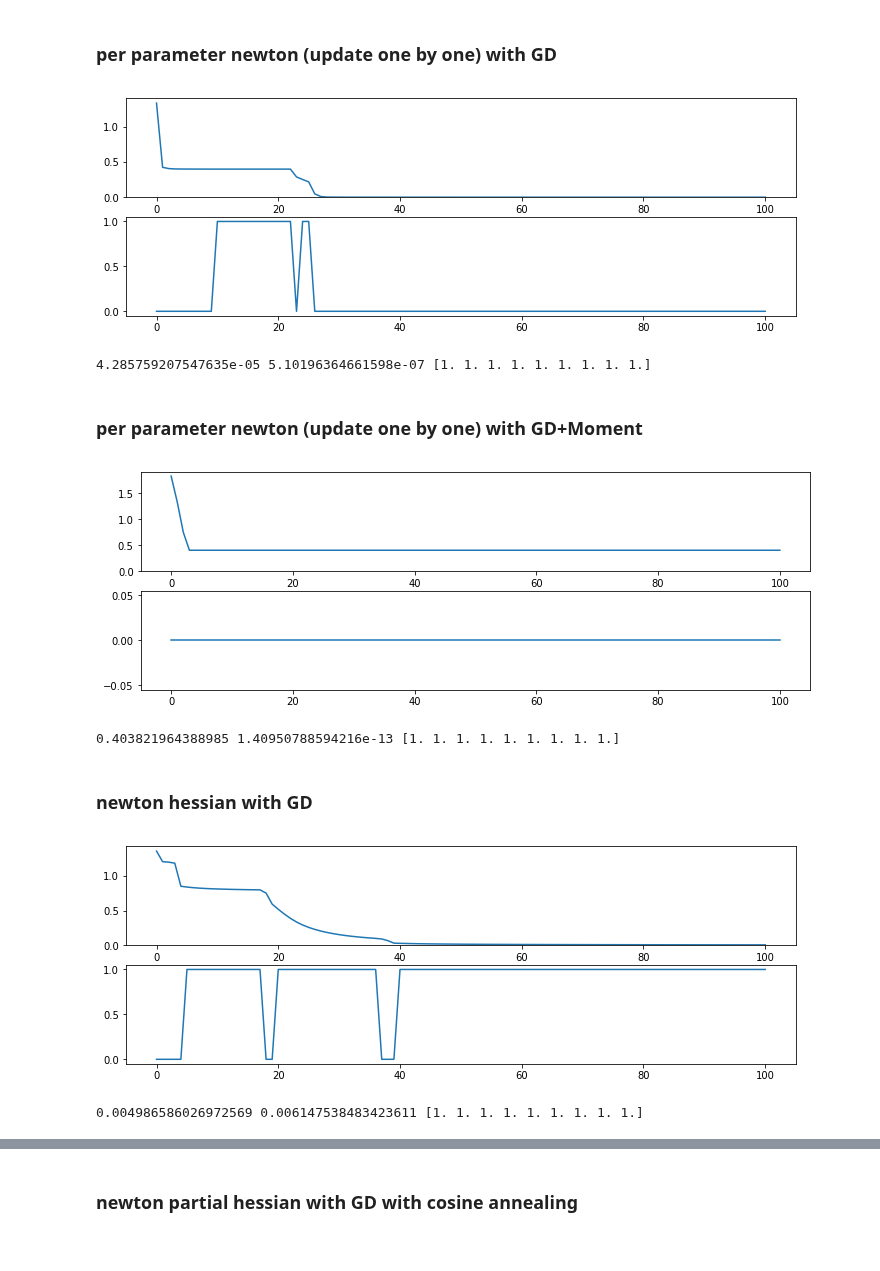
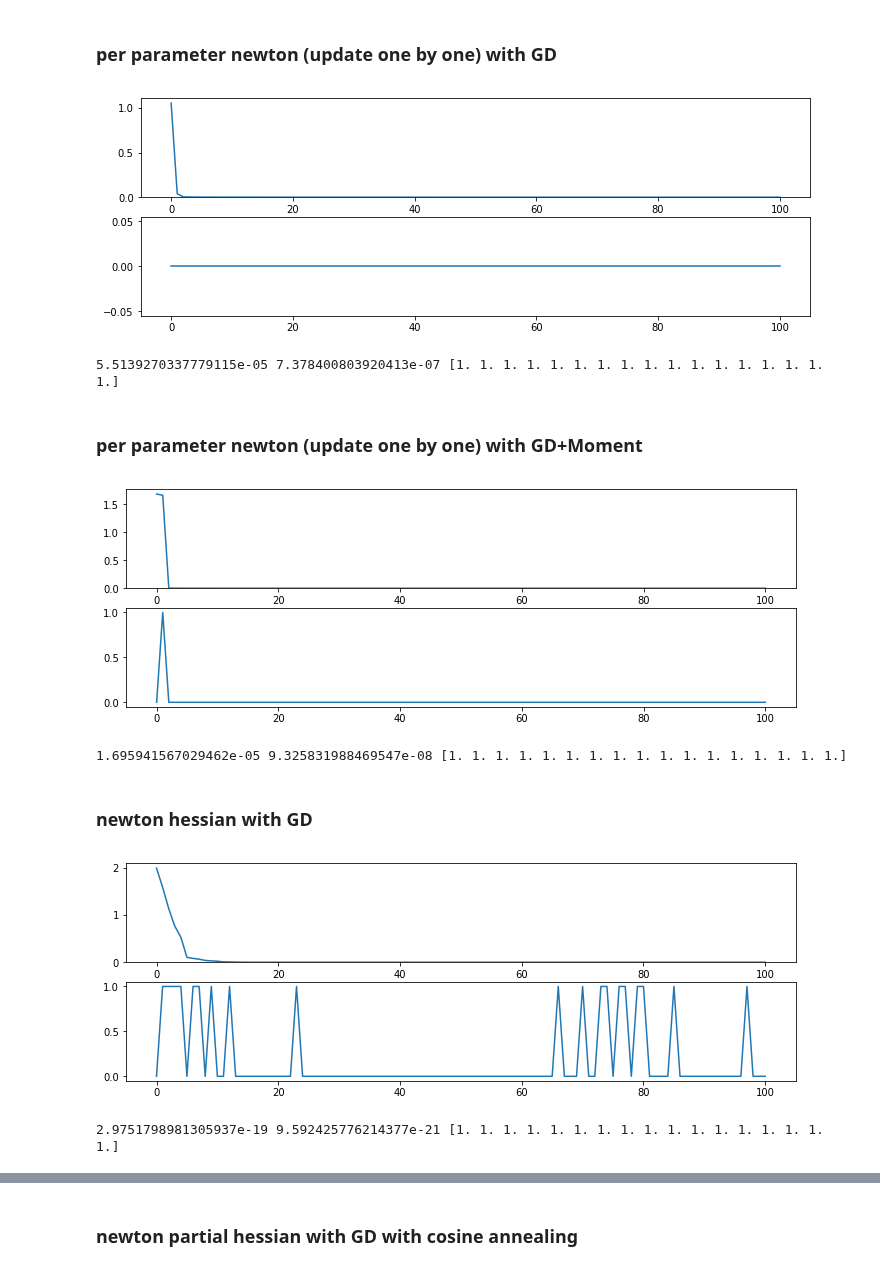
Before and after one commit to mammalwong/ml-study, a Jupyter notebook: newton-optimizer.ipynb, the cells around one changed output, grey strips where cells are left out. Saved outputs shown, nothing was run; the diff lists cells and outputs as text; code cells hidden in the pictures.

```diff
--- a/newton-optimizer.ipynb
+++ b/newton-optimizer.ipynb
@@ -4,7 +4,7 @@ import matplotlib.pyplot as plt
 from sympy import *
 init_printing()
 # %%
-x = [Symbol(f'x_{{{i}}}', real=True) for i in range(8)]
+x = [Symbol(f'x_{{{i}}}', real=True) for i in range(16)]
 theta = [Symbol(f'\\theta_{{{i}}}', real=True) for i in range(len(x))]
 b = Symbol(f'b', real=True)
 Theta = theta + [b]
@@ -191,8 +208,8 @@ plt.plot(cost_lowests)
 plt.show()
 print(cost_new, sum(grad(*para)**2 for grad in grads), np.sign([curv(*para) for curv in curvs]))
 # %% [output]
-[figure, old version]
+[figure, new version]
-4.285759207547635e-05 5.10196364661598e-07 [1. 1. 1. 1. 1. 1. 1. 1. 1.]
+5.5139270337779115e-05 7.378400803920413e-07 [1. 1. 1. 1. 1. 1. 1. 1. 1. 1. 1. 1. 1. 1. 1. 1. 1.]
 # %% [markdown]
 ### per parameter newton (update one by one) with GD+Moment
 # %%
@@ -225,40 +242,41 @@ plt.plot(cost_lowests)
 plt.show()
 print(cost_new, sum(grad(*para)**2 for grad in grads), np.sign([curv(*para) for curv in curvs]))
 # %% [output]
-[figure, old version]
+[figure, new version]
-0.403821964388985 1.40950788594216e-13 [1. 1. 1. 1. 1. 1. 1. 1. 1.]
+1.695941567029462e-05 9.325831988469547e-08 [1. 1. 1. 1. 1. 1. 1. 1. 1. 1. 1. 1. 1. 1. 1. 1. 1.]
 # %% [markdown]
 ### newton hessian with GD
 # %%
 para = np.random.randn(len(Theta)) * (2/len(x))
 cost_hist = [cost(*para)]
 cost_lowests = [0]
 for epoch in range(100):
     para_1 = np.copy(para)
     para_2 = np.copy(para)
     g = np.array([grad(*para) for grad in grads])
     try:
-        h_inv = np.linalg.inv(np.array([[h(*para) for h in hy] for hy in hess]))
-        para_1 = para_1 - np.abs(h_inv @ g) * np.sign(g)
+        hg = np.linalg.inv(np.array([[
+            h(*para) for h in hy] for hy in hess])) @ g
+        para_1 = para_1 - hg * np.sign(g.T @ hg)
     except:
         para_1 = np.full_like(para_1, np.nan)
     for i in range(len(Theta)):
         para_2[i] = para[i] - 1e-2*grads[i](*para)
     cost_1 = cost(*para_1)
     cost_2 = cost(*para_2)
     cost_lowest = np.nanargmin([cost_1,cost_2])
     cost_lowests.append(cost_lowest)
     para = [para_1,para_2][cost_lowest]
     cost_new = [cost_1,cost_2][cost_lowest]
     cost_hist.append(cost_new)
 plt.figure(figsize=(12,4))
 plt.subplot(2,1,1)
 plt.plot(cost_hist)
 plt.ylim((0, None))
 plt.subplot(2,1,2)
 plt.plot(cost_lowests)
 plt.show()
 print(cost_new, sum(grad(*para)**2 for grad in grads), np.sign([curv(*para) for curv in curvs]))
 # %% [output]
-[figure, old version]
+[figure, new version]
-0.004986586026972569 0.006147538483423611 [1. 1. 1. 1. 1. 1. 1. 1. 1.]
+2.9751798981305937e-19 9.592425776214377e-21 [1. 1. 1. 1. 1. 1. 1. 1. 1. 1. 1. 1. 1. 1. 1. 1. 1.]
```
Also changed, not shown: parts of 18 cells of this notebook.
